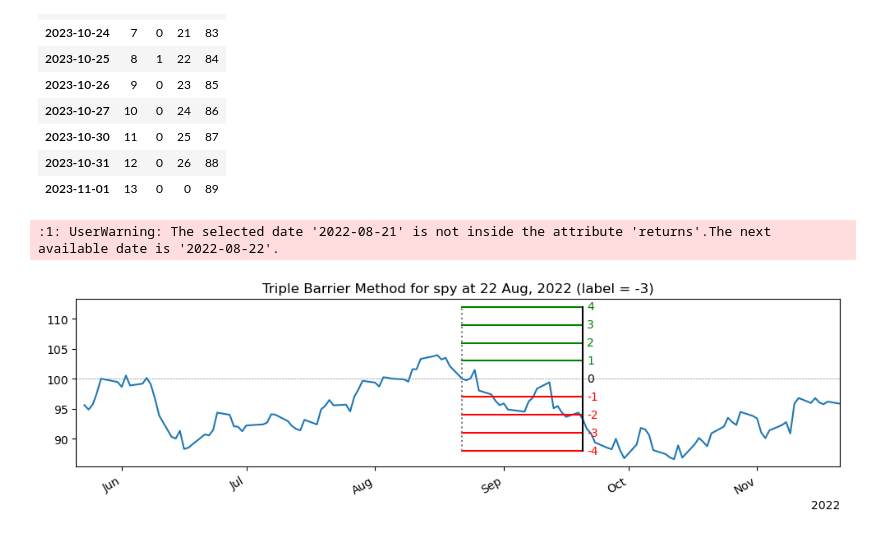
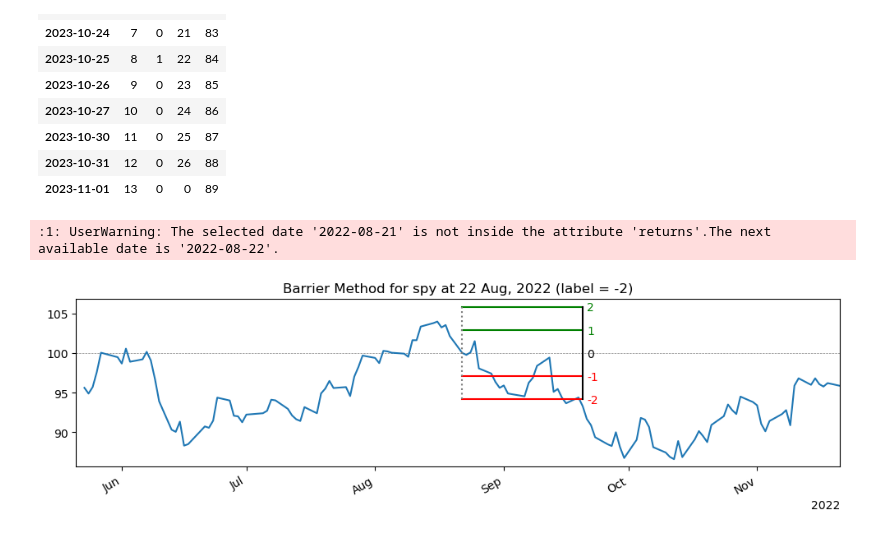
Before and after one commit to nkonts/barrier-method, a Jupyter notebook: notebooks/single.ipynb, the cells around one changed output. Drawn from its saved outputs; the diff is of its cells as text; code cells hidden in the pictures.

Commit message:
Refactor: Renamed TripleBarrierMethod and all references of 'triple' after making the class more flexible by accepting 'n_barriers' and thus more than three barriers.

```diff
--- a/notebooks/single.ipynb
+++ b/notebooks/single.ipynb
@@ -124,7 +124,7 @@ tbm.labels.value_counts(normalize=True).sort_index().plot.bar(rot=0, title="Coun
 # %%
 n = 21
 n_barriers = 2
-tbm = TripleBarrierMethod(returns=rets, n=n, barrier=barrier, n_barriers=n_barriers, center=True)
+barrier_method = BarrierMethod(returns=rets, n=n, barrier=barrier, n_barriers=n_barriers, center=True)
 # %%
 start_date = pd.Timestamp("2020-01-01")
 end_date = pd.Timestamp("2023-01-01")
@@ -183,7 +183,7 @@ tbm.time_since_last_crossing.tail(10)
 | 2023-10-31 | 12 | 0 | 26 | 88 |
 | 2023-11-01 | 13 | 0 | 0 | 89 |
 # %%
-tbm.plot_at_date("2022-08-21")
+barrier_method.plot_at_date("2022-08-21")
 # %% [output]
 :1: UserWarning: The selected date '2022-08-21' is not inside the attribute 'returns'.The next available date is '2022-08-22'.
-[figure, old version]
+[figure, new version]
```
Also changed, not shown: parts of 8 cells of this notebook, 5 other files.
